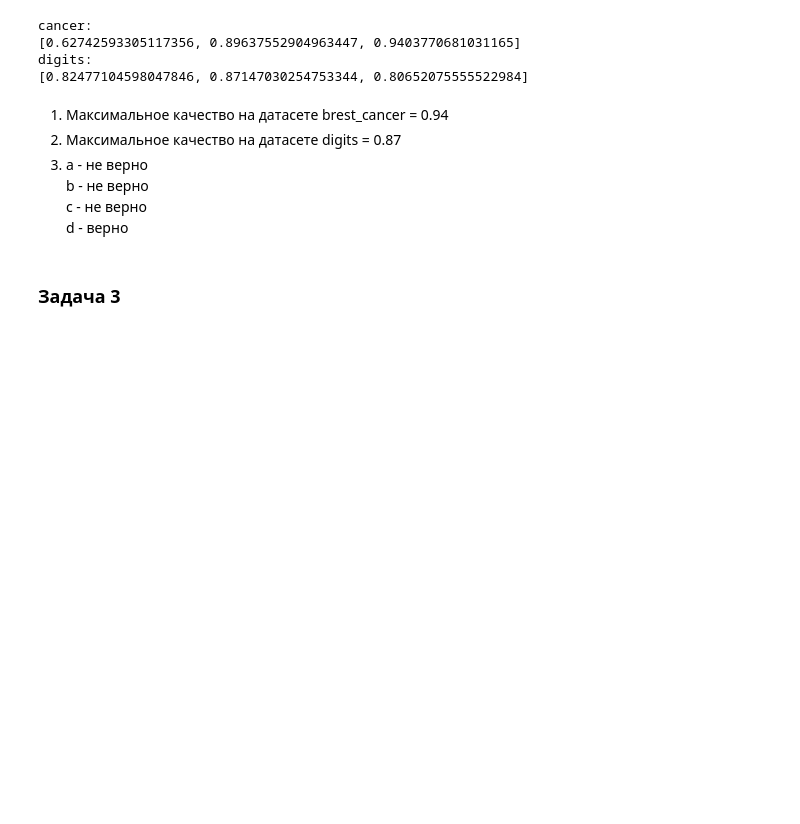
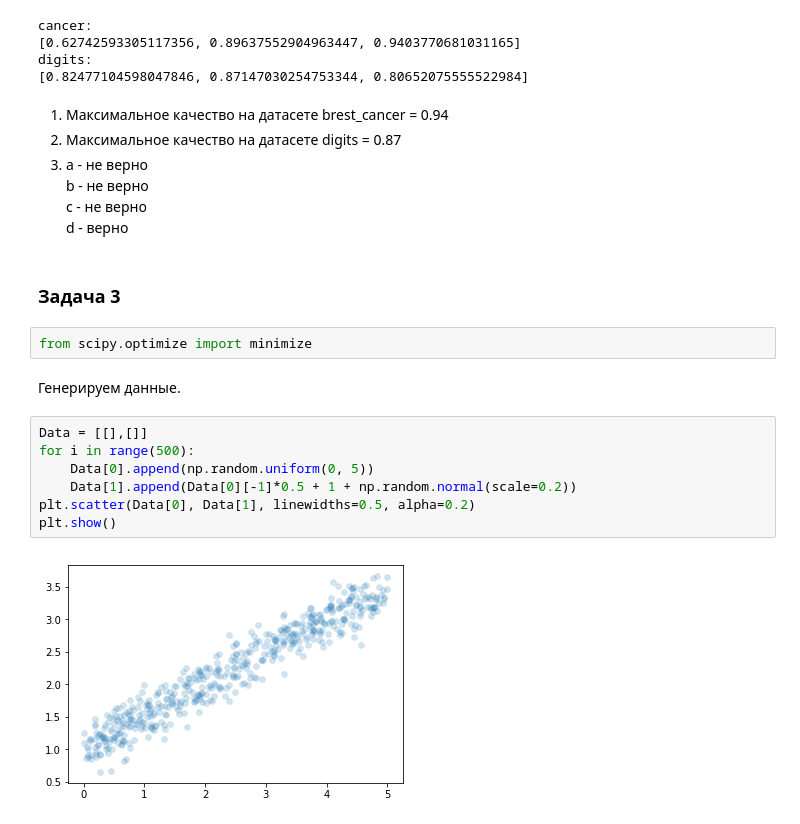
Before and after one commit to KaloshinPE/machinelearning_6sem, a Jupyter notebook: task1/report.ipynb, the cells around one changed output. Drawn from its saved outputs; the diff is of its cells as text; blank space fills up the shorter version.

```diff
--- a/task1/report.ipynb
+++ b/task1/report.ipynb
@@ -105,3 +105,16 @@ digits:
     d - верно
 # %% [markdown]
 <h3>Задача 3</h3>
+# %%
+from scipy.optimize import minimize
+# %% [markdown]
+Генерируем данные.
+# %%
+Data = [[],[]]
+for i in range(500):
+    Data[0].append(np.random.uniform(0, 5))
+    Data[1].append(Data[0][-1]*0.5 + 1 + np.random.normal(scale=0.2))
+plt.scatter(Data[0], Data[1], linewidths=0.5, alpha=0.2)
+plt.show()
+# %% [output]
+[figure, added]
```
Also changed, not shown: parts of 5 cells of this notebook, 1 other file.
